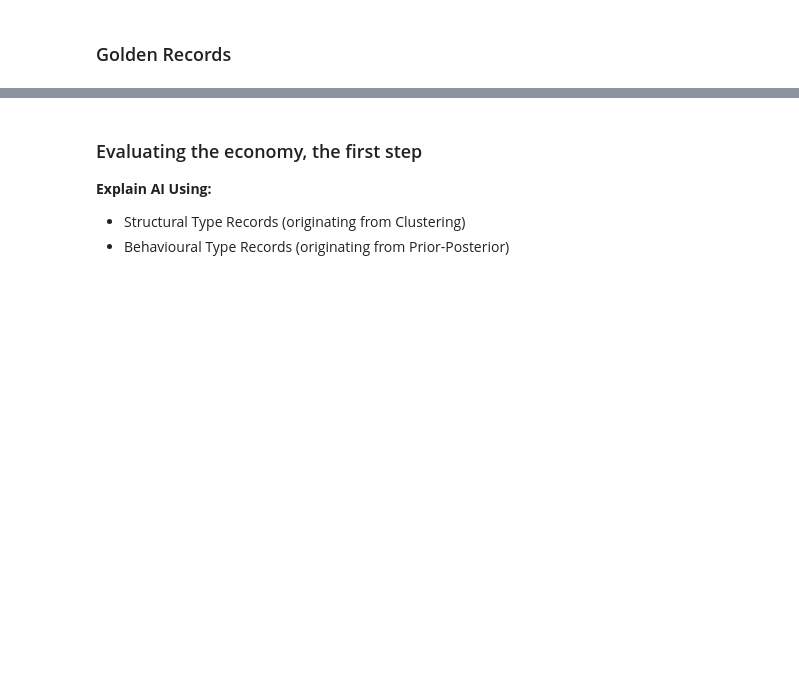
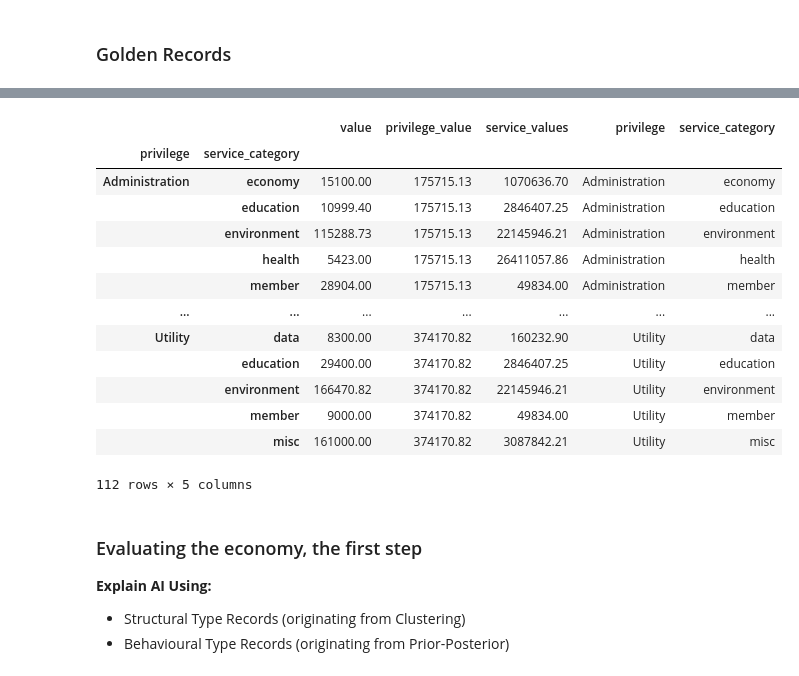
Before and after one commit to Journal-AI/privilege-networks, a Jupyter notebook: Privilege-Networks.ipynb, the cells around one changed output, grey strips where cells are left out. Drawn from its saved outputs; the diff is of its cells as text; code cells hidden in the pictures; blank space fills up the shorter version.

```diff
--- a/Privilege-Networks.ipynb
+++ b/Privilege-Networks.ipynb
@@ -55,13 +26,36 @@ stockport_metropolitan_borough_data.head()
 # %%
 input_data_pendle = pendle_borough_data.loc[:, ['privilege', 'service_category', 'value']]
 input_data_rochdale = rochdale_borough_data.loc[:, ['privilege', 'service_category', 'total_value']]
 input_data_stockport = stockport_metropolitan_borough_data.loc[:, ['privilege', 'service_category', 'po_value']]
 input_data_rochdale.columns.values[2] = 'value'
 input_data_stockport.columns.values[2] = 'value'
 input_data = input_data_pendle.append(input_data_rochdale, ignore_index=True).append(input_data_stockport, ignore_index=True)
 input_data = input_data.groupby(by=['privilege', 'service_category']).sum()
 privilege_data = input_data.groupby(by=['privilege']).sum()
 service_data = input_data.groupby(by=['service_category']).sum()
+privilege_data.columns.values[0] = 'privilege_value'
+service_data.columns.values[0] = 'service_values'
+input_data_new = input_data.join(privilege_data, on='privilege', how='left')
+input_data_new = input_data_new.join(service_data, on='service_category', how='left')
+y = np.array(input_data_new.index.values.tolist())
+input_data_new['privilege'] = y[:,0]
+input_data_new['service_category'] = y[:,1]
+input_data_new
+# %% [output]
+|  |  | value | privilege_value | service_values | privilege | service_category |
+| privilege | service_category |  |  |  |  |  |
+| Administration | economy | 15100.00 | 175715.13 | 1070636.70 | Administration | economy |
+|  | education | 10999.40 | 175715.13 | 2846407.25 | Administration | education |
+|  | environment | 115288.73 | 175715.13 | 22145946.21 | Administration | environment |
+|  | health | 5423.00 | 175715.13 | 26411057.86 | Administration | health |
+|  | member | 28904.00 | 175715.13 | 49834.00 | Administration | member |
+| ... | ... | ... | ... | ... | ... | ... |
+| Utility | data | 8300.00 | 374170.82 | 160232.90 | Utility | data |
+|  | education | 29400.00 | 374170.82 | 2846407.25 | Utility | education |
+|  | environment | 166470.82 | 374170.82 | 22145946.21 | Utility | environment |
+|  | member | 9000.00 | 374170.82 | 49834.00 | Utility | member |
+|  | misc | 161000.00 | 374170.82 | 3087842.21 | Utility | misc |
+112 rows × 5 columns
 # %% [markdown]
 ### Evaluating the economy, the first step
 
```
Also changed, not shown: parts of 20 cells of this notebook, 5 other files.
